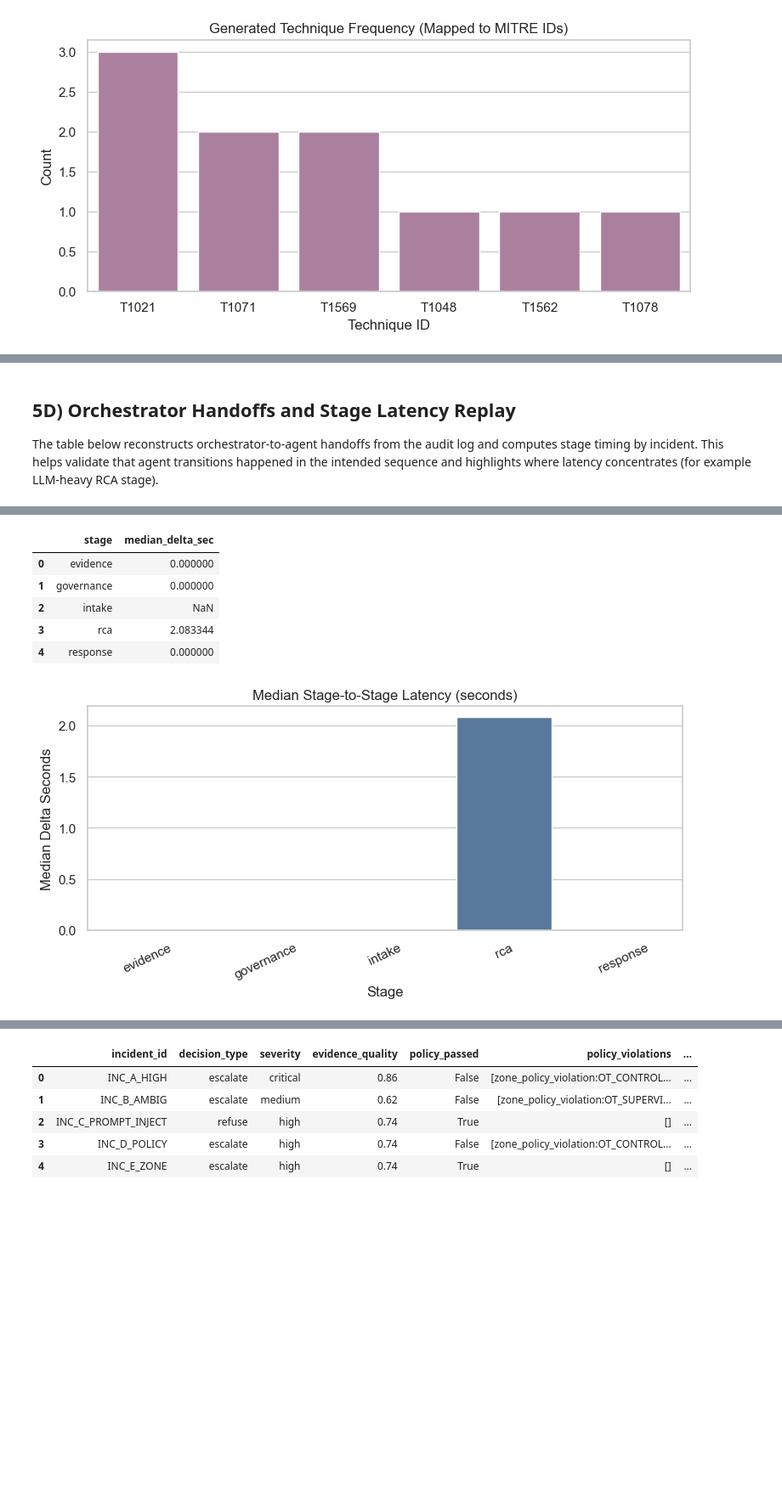
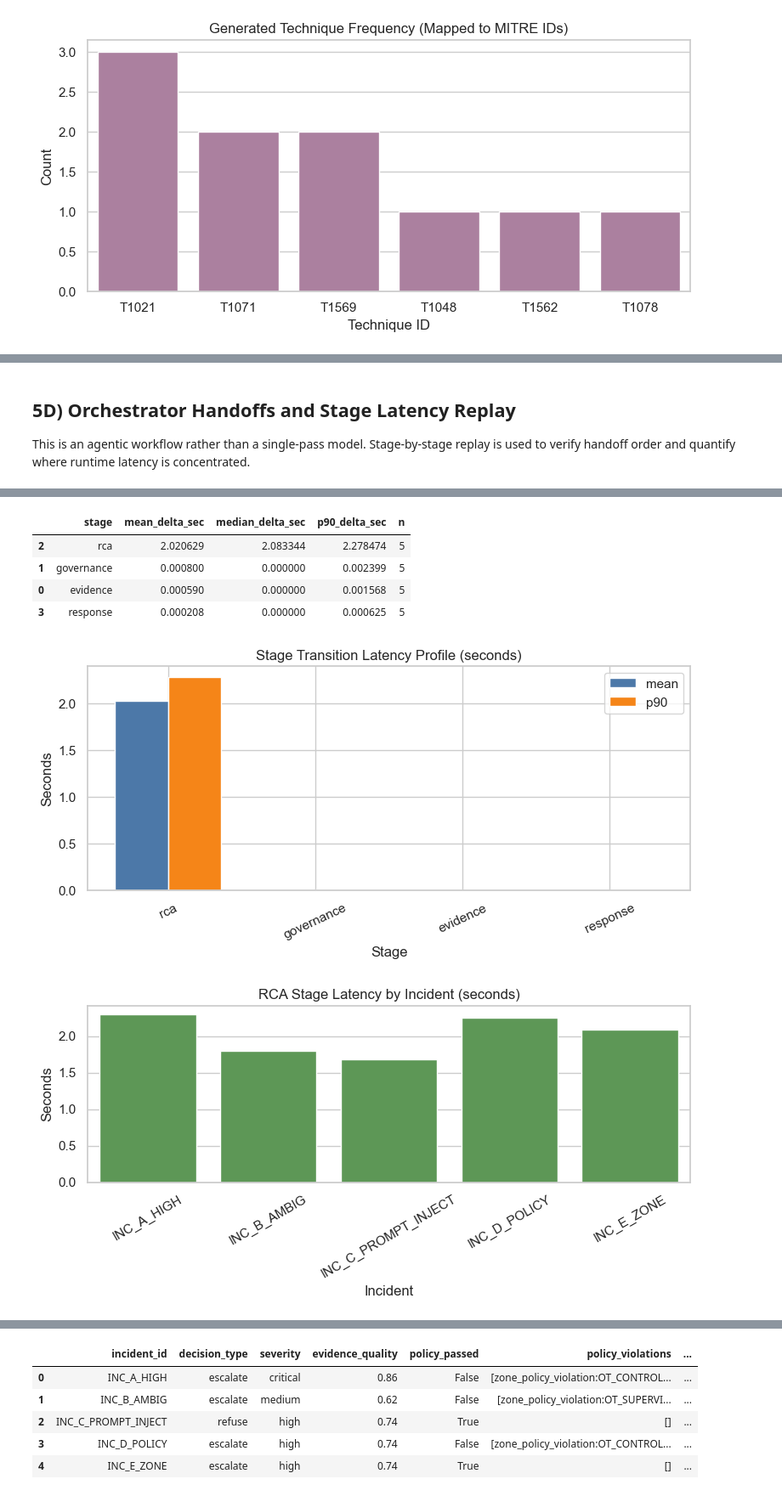
Before and after one commit to Ohara124c41/agentic-ai-mitre-attack-rca, a Jupyter notebook: agentic_system.ipynb, the cells around one changed output, grey strips where cells are left out. Shown at 85% size. Saved outputs shown, nothing was run; the diff lists cells and outputs as text; code cells hidden in the pictures; blank space fills up the shorter version.

```diff
--- a/agentic_system.ipynb
+++ b/agentic_system.ipynb
@@ -325,8 +332,8 @@ Load outputs into analysis frames to evaluate decision behavior, policy pass/fai
 # %%
-out = Path(OUTPUT_DIR)
-packet_path = out / "decision_packets.jsonl"
-audit_path = out / "audit_log.jsonl"
-summary_path = out / "run_summary.json"
+output_dir_path = Path(OUTPUT_DIR)
+packet_path = output_dir_path / "decision_packets.jsonl"
+audit_path = output_dir_path / "audit_log.jsonl"
+summary_path = output_dir_path / "run_summary.json"
 
 assert packet_path.exists(), f"Missing {packet_path}"
 assert audit_path.exists(), f"Missing {audit_path}"
@@ -502,6 +509,6 @@ LLM trace logs in the current run indicate successful model usage (`llm_calls_co
 # %% [markdown]
 ## 5D) Orchestrator Handoffs and Stage Latency Replay
-The table below reconstructs orchestrator-to-agent handoffs from the audit log and computes stage timing by incident. This helps validate that agent transitions happened in the intended sequence and highlights where latency concentrates (for example LLM-heavy RCA stage).
+This is an agentic workflow rather than a single-pass model. Stage-by-stage replay is used to verify handoff order and quantify where runtime latency is concentrated.
 # %%
 audit_ts = df_audit.copy()
 audit_ts['ts'] = pd.to_datetime(audit_ts['ts'], errors='coerce', utc=True)
@@ -509,53 +516,79 @@ audit_ts = audit_ts.sort_values(['incident_id', 'ts']).reset_index(drop=True)
 
 # Keep completed stage transitions for timing.
 stage_done = audit_ts[audit_ts['event_type'] == 'completed'].copy()
 stage_done['prev_ts'] = stage_done.groupby('incident_id')['ts'].shift(1)
 stage_done['delta_sec'] = (stage_done['ts'] - stage_done['prev_ts']).dt.total_seconds()
 
 handoff_table = stage_done[[
     'incident_id', 'stage', 'ts', 'delta_sec', 'detail'
 ]].copy()
 display(handoff_table)
 
-# Median stage latency across incidents.
-latency_summary = (
-    stage_done.groupby('stage', as_index=False)['delta_sec']
-    .median()
-    .rename(columns={'delta_sec': 'median_delta_sec'})
-)
-display(latency_summary)
+# Latency profile by stage (exclude first-stage NaNs).
+lat_base = stage_done[stage_done['delta_sec'].notna()].copy()
 
-plt.figure(figsize=(8, 4))
-sns.barplot(data=latency_summary, x='stage', y='median_delta_sec', color='#4C78A8')
-plt.title('Median Stage-to-Stage Latency (seconds)')
-plt.xlabel('Stage')
-plt.ylabel('Median Delta Seconds')
-plt.xticks(rotation=25)
-plt.tight_layout()
-plt.show()
+if lat_base.empty:
+    print('No stage latency deltas available.')
+else:
+    latency_summary = (
+        lat_base.groupby('stage', as_index=False)['delta_sec']
+        .agg(
+            mean_delta_sec='mean',
+            median_delta_sec='median',
+            p90_delta_sec=lambda x: float(np.quantile(x, 0.90)),
+            n='count',
+        )
+        .sort_values('mean_delta_sec', ascending=False)
+    )
+    display(latency_summary)
+
+    # Plot 1: mean and p90 stage latency (seconds)
+    plt.figure(figsize=(8, 4))
+    x = np.arange(len(latency_summary))
+    plt.bar(x - 0.18, latency_summary['mean_delta_sec'], width=0.36, label='mean', color='#4C78A8')
+    plt.bar(x + 0.18, latency_summary['p90_delta_sec'], width=0.36, label='p90', color='#F58518')
+    plt.xticks(x, latency_summary['stage'], rotation=25)
+    plt.title('Stage Transition Latency Profile (seconds)')
+    plt.xlabel('Stage')
+    plt.ylabel('Seconds')
+    plt.legend()
+    plt.tight_layout()
+    plt.show()
+
+    # Plot 2: incident-level RCA latency for case comparison
+    rca_lat = lat_base[lat_base['stage'] == 'rca'][['incident_id', 'delta_sec']].copy()
+    if not rca_lat.empty:
+        plt.figure(figsize=(8, 4))
+        sns.barplot(data=rca_lat, x='incident_id', y='delta_sec', color='#54A24B')
+        plt.title('RCA Stage Latency by Incident (seconds)')
+        plt.xlabel('Incident')
+        plt.ylabel('Seconds')
+        plt.xticks(rotation=30)
+        plt.tight_layout()
+        plt.show()
 # %% [output]
 |  | incident_id | stage | ts | delta_sec | detail |
 | 1 | INC_A_HIGH | intake | 2026-02-20 23:01:30.465460+00:00 | NaN | {'severity': 'critical'} |
 | 2 | INC_A_HIGH | evidence | 2026-02-20 23:01:30.467402+00:00 | 0.001942 | {'evidence_quality': 0.8600000000... |
 | 3 | INC_A_HIGH | rca | 2026-02-20 23:01:32.762412+00:00 | 2.295010 | {'selected_hypothesis': 'H1', 'co... |
 | 4 | INC_A_HIGH | response | 2026-02-20 23:01:32.762412+00:00 | 0.000000 | {'action_count': 3} |
 | 5 | INC_A_HIGH | governance | 2026-02-20 23:01:32.766410+00:00 | 0.003998 | {'policy_passed': False, 'escalat... |
 | 8 | INC_B_AMBIG | intake | 2026-02-20 23:01:32.818301+00:00 | NaN | {'severity': 'medium'} |
 | 9 | INC_B_AMBIG | evidence | 2026-02-20 23:01:32.818301+00:00 | 0.000000 | {'evidence_quality': 0.62} |
 | 10 | INC_B_AMBIG | rca | 2026-02-20 23:01:34.611553+00:00 | 1.793252 | {'selected_hypothesis': 'H1', 'co... |
 | 11 | INC_B_AMBIG | response | 2026-02-20 23:01:34.611553+00:00 | 0.000000 | {'action_count': 2} |
 | 12 | INC_B_AMBIG | governance | 2026-02-20 23:01:34.611553+00:00 | 0.000000 | {'policy_passed': False, 'escalat... |
 | ... | ... | ... | ... | ... | ... |
 | 29 | INC_E_ZONE | intake | 2026-02-20 23:01:38.558812+00:00 | NaN | {'severity': 'high'} |
 | 30 | INC_E_ZONE | evidence | 2026-02-20 23:01:38.558812+00:00 | 0.000000 | {'evidence_quality': 0.74} |
 | 31 | INC_E_ZONE | rca | 2026-02-20 23:01:40.642156+00:00 | 2.083344 | {'selected_hypothesis': 'H1', 'co... |
 | 32 | INC_E_ZONE | response | 2026-02-20 23:01:40.643198+00:00 | 0.001042 | {'action_count': 3} |
 | 33 | INC_E_ZONE | governance | 2026-02-20 23:01:40.643198+00:00 | 0.000000 | {'policy_passed': True, 'escalati... |
-|  | stage | median_delta_sec |
-| 0 | evidence | 0.000000 |
-| 1 | governance | 0.000000 |
-| 2 | intake | NaN |
-| 3 | rca | 2.083344 |
-| 4 | response | 0.000000 |
+|  | stage | mean_delta_sec | median_delta_sec | p90_delta_sec | n |
+| 2 | rca | 2.020629 | 2.083344 | 2.278474 | 5 |
+| 1 | governance | 0.000800 | 0.000000 | 0.002399 | 5 |
+| 0 | evidence | 0.000590 | 0.000000 | 0.001568 | 5 |
+| 3 | response | 0.000208 | 0.000000 | 0.000625 | 5 |
-[figure, old version]
+[figure, new version]
+[figure, added]
 # %% [markdown]
```
Also changed, not shown: parts of 41 cells of this notebook, 2 other files.
